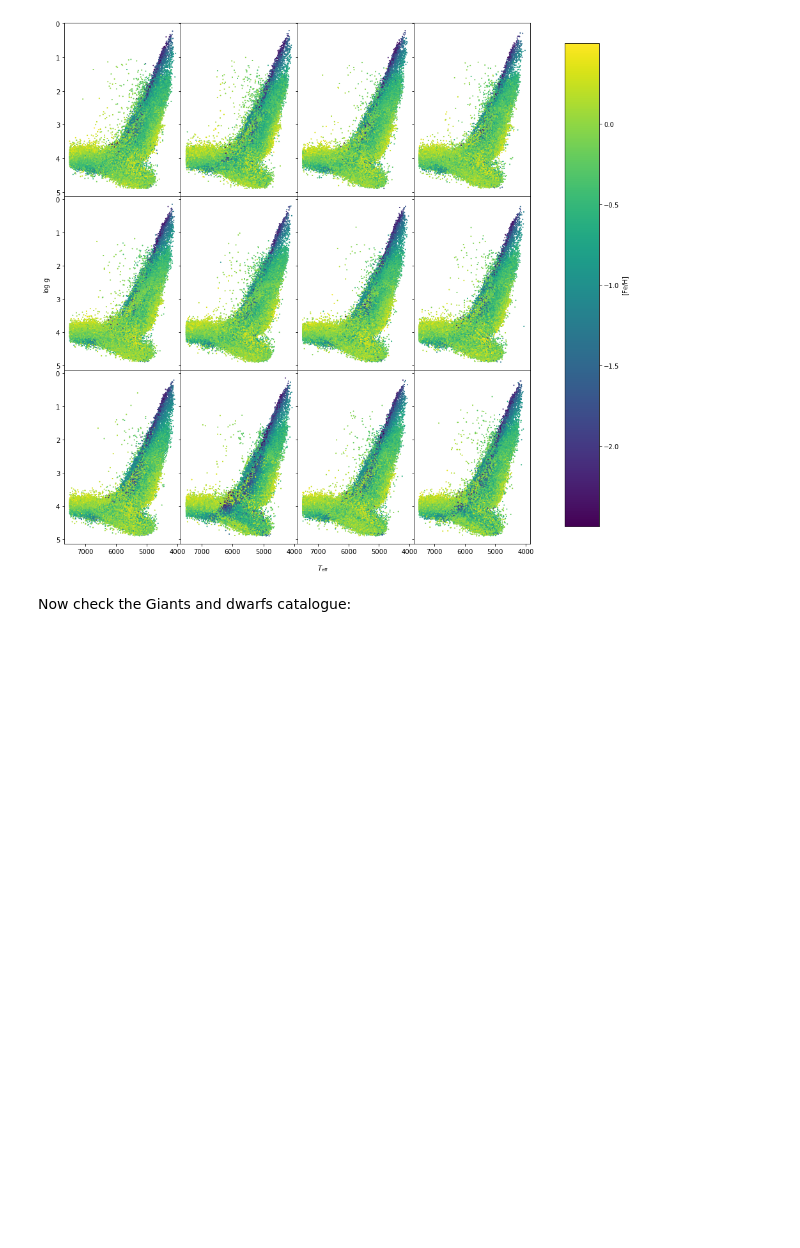
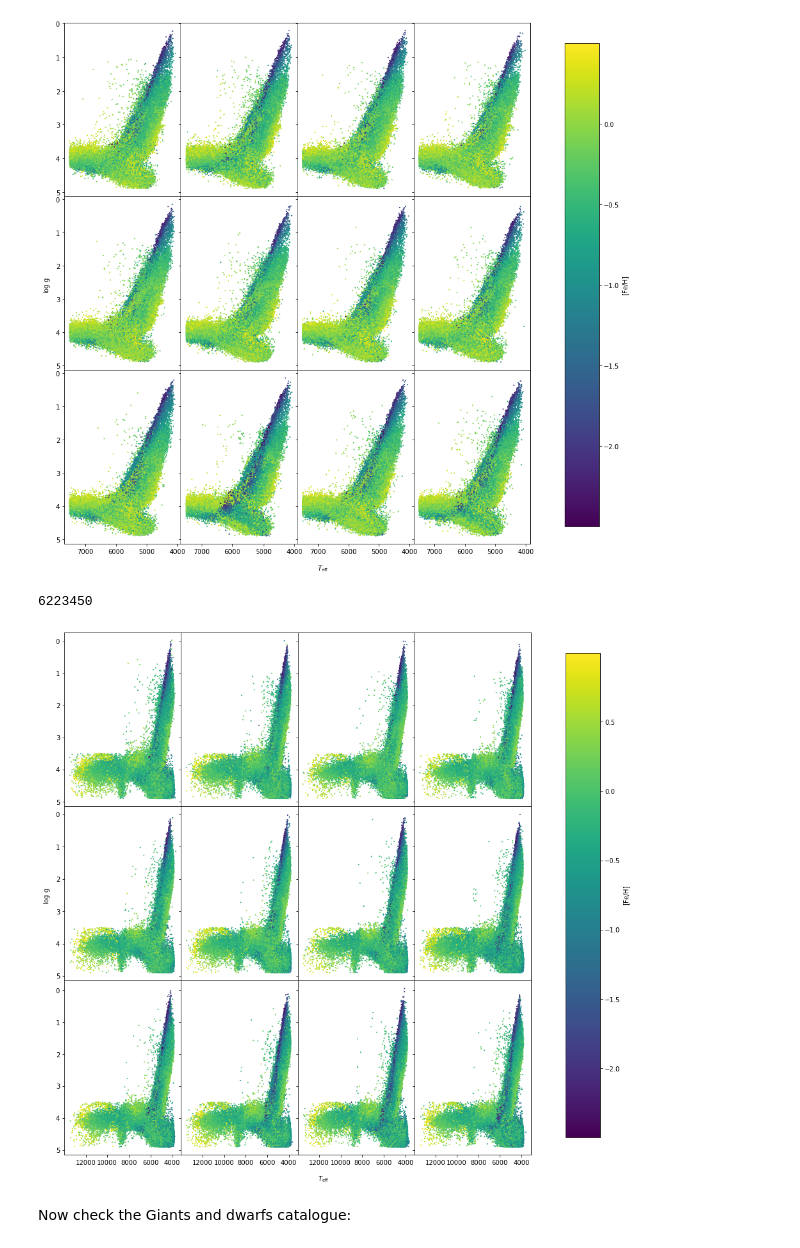
Before and after one commit to aydanmckay/clean-data, a Jupyter notebook: lamostdr8.ipynb, the cells around one changed output. Cells and saved outputs as stored; diff of their text form; code cells hidden in the pictures; blank space fills up the shorter version.

```diff
--- a/lamostdr8.ipynb
+++ b/lamostdr8.ipynb
@@ -88,6 +91,42 @@ cbar = fig.add_axes([0.85, 0.15, 0.05, 0.7])
 fig.colorbar(plots,cax=cbar,label=r'${\rm [Fe/H]}$');
 # %% [output]
 [figure]
+# %%
+lrsparamp_ = lrsparamp[(lrsparamp['snru'] > 20) | (lrsparamp['snrg'] > 20) | (lrsparamp['snrr'] > 20) | (lrsparamp['snri'] > 20) | (lrsparamp['snrz'] > 20)]
+lrsparamp_ = lrsparamp_[(lrsparamp_['teff_err'] <= 200) & (lrsparamp_['logg_err'] <= 0.2) & \
+                      (lrsparamp_['feh_err'] <= 0.2) & (lrsparamp_['teff_err'] > 0) & (lrsparamp_['rv_err'] > 0) & \
+                      (lrsparamp_['logg_err'] > 0) & (lrsparamp_['feh_err'] > 0)]
+len(lrsparamp_)
+# %% [output]
+6223450
+# %%
+dfs = np.array_split(lrsparamp_,12)
+
+fig = plt.figure(figsize=(15,15))
+# plt.title('Selected Stars: %i' %len(df))
+gs = fig.add_gridspec(3, 4, hspace=0, wspace=0)
+axs = gs.subplots(sharex='col', sharey='row')
+axs[0,0].invert_yaxis()
+axs[0,0].invert_xaxis()
+axs[1,0].invert_yaxis()
+axs[0,1].invert_xaxis()
+axs[2,0].invert_yaxis()
+axs[0,2].invert_xaxis()
+# axs[3,0].invert_yaxis()
+axs[0,3].invert_xaxis()
+# axs[0,4].invert_xaxis()
+# axs[0,5].invert_xaxis()
+fig.text(0.5, 0.09, r'$T_{\rm eff}$', ha='center', va='center')
+fig.text(0.1, 0.5, r'${\rm log\ g}$', ha='center', va='center', rotation='vertical')
+
+for df,ax in zip(dfs,axs.flat):
+    plots = ax.scatter(df['teff'].values, df['logg'].values, c=df['feh'].values, s=1, rasterized=True)
+
+fig.subplots_adjust(right=0.8)
+cbar = fig.add_axes([0.85, 0.15, 0.05, 0.7])
+fig.colorbar(plots,cax=cbar,label=r'${\rm [Fe/H]}$');
+# %% [output]
+[figure, added]
 # %%
 # Kiel diagrams look good, now lets format them correctly to match the other catalogues
 lrsparamp_n['origin'] = 'LAMOST_DR8_LRS'
```
Also changed, not shown: parts of 2 cells of this notebook, 1 other file.
